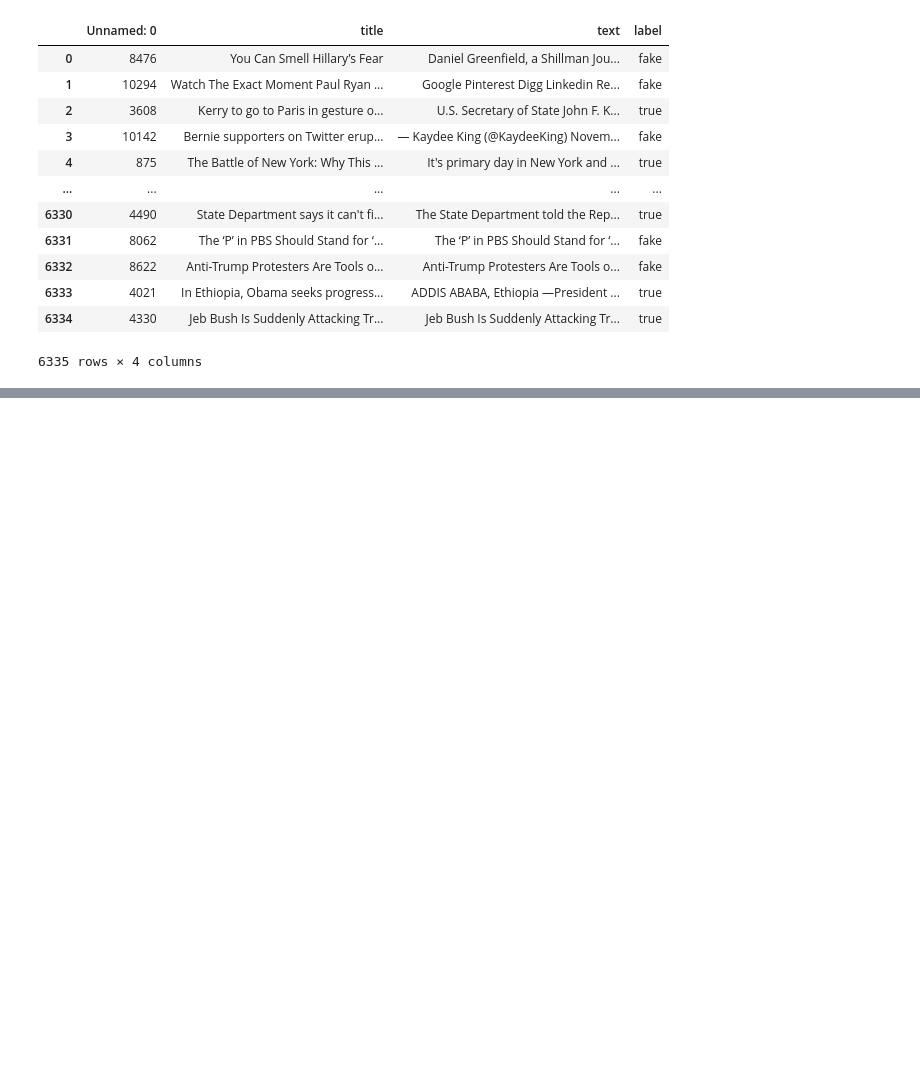
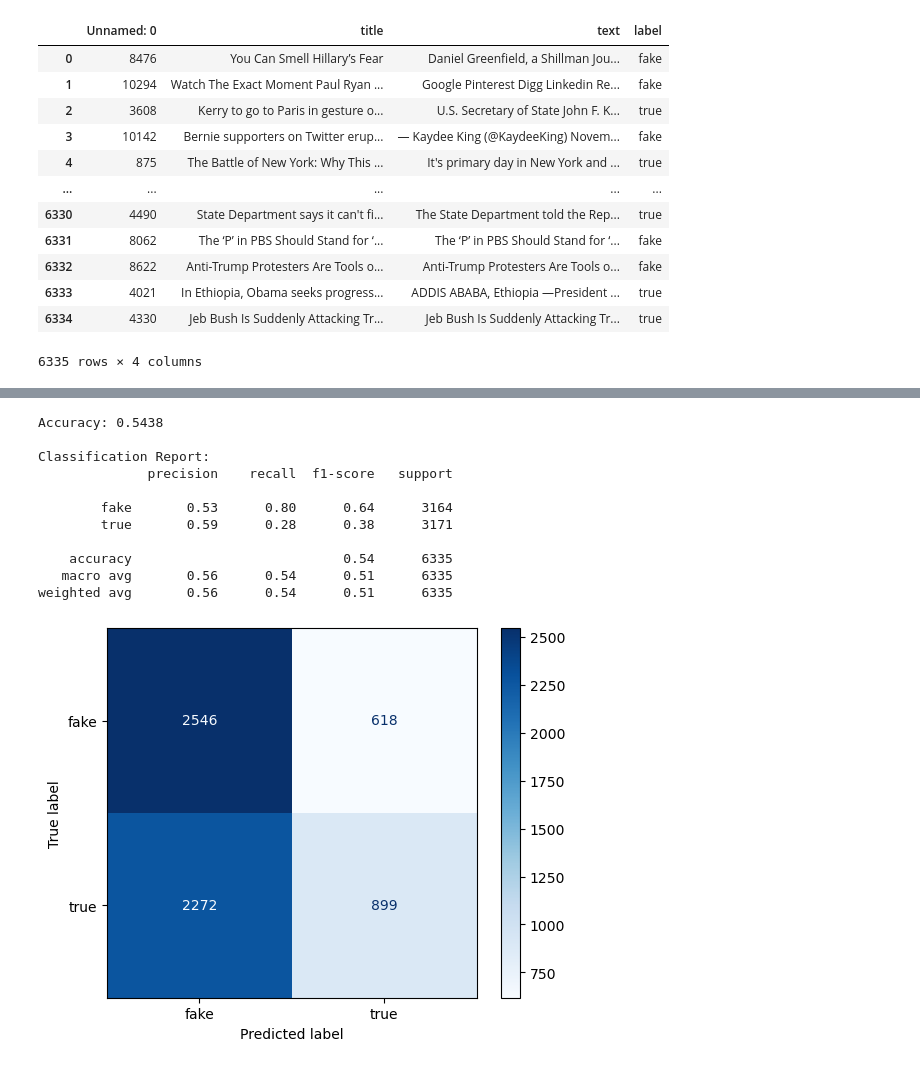
Before and after one commit to NathanVnh/NLP_Nathan_Van_Assche, a Jupyter notebook: FakeNewsDetectionProject/main.ipynb, the cells around one changed output, grey strips where cells are left out. Cells and saved outputs as stored; diff of their text form; code cells hidden in the pictures; blank space fills up the shorter version.

```diff
--- a/FakeNewsDetectionProject/main.ipynb
+++ b/FakeNewsDetectionProject/main.ipynb
@@ -119,4 +119,3 @@ X = data["text"]
 y = data["label"]
 # %%
 X = vectorizer.transform(X)
-y = vectorizer.transform(y)
@@ -123,10 +144,23 @@ y = vectorizer.transform(y)
 # %%
-y_pred = model.predict(X)
+
 accuracy = accuracy_score(y, y_pred)
 print(f"Accuracy: {accuracy:.4f}")
 print("\nClassification Report:")
-print(classification_report(y_test, y_pred))
+print(classification_report(y, y_pred))
 
 # Affichage de la matrice de confusion
-ConfusionMatrixDisplay.from_estimator(model, X_test_tfidf, y_test, cmap='Blues')
+ConfusionMatrixDisplay.from_estimator(model, X, y, cmap='Blues')
 plt.show()
+# %% [output]
+Accuracy: 0.5438
+
+Classification Report:
+              precision    recall  f1-score   support
+
+        fake       0.53      0.80      0.64      3164
+        true       0.59      0.28      0.38      3171
+
+    accuracy                           0.54      6335
+   macro avg       0.56      0.54      0.51      6335
+weighted avg       0.56      0.54      0.51      6335
+[figure, added]
```
Also changed, not shown: parts of 4 cells of this notebook.
